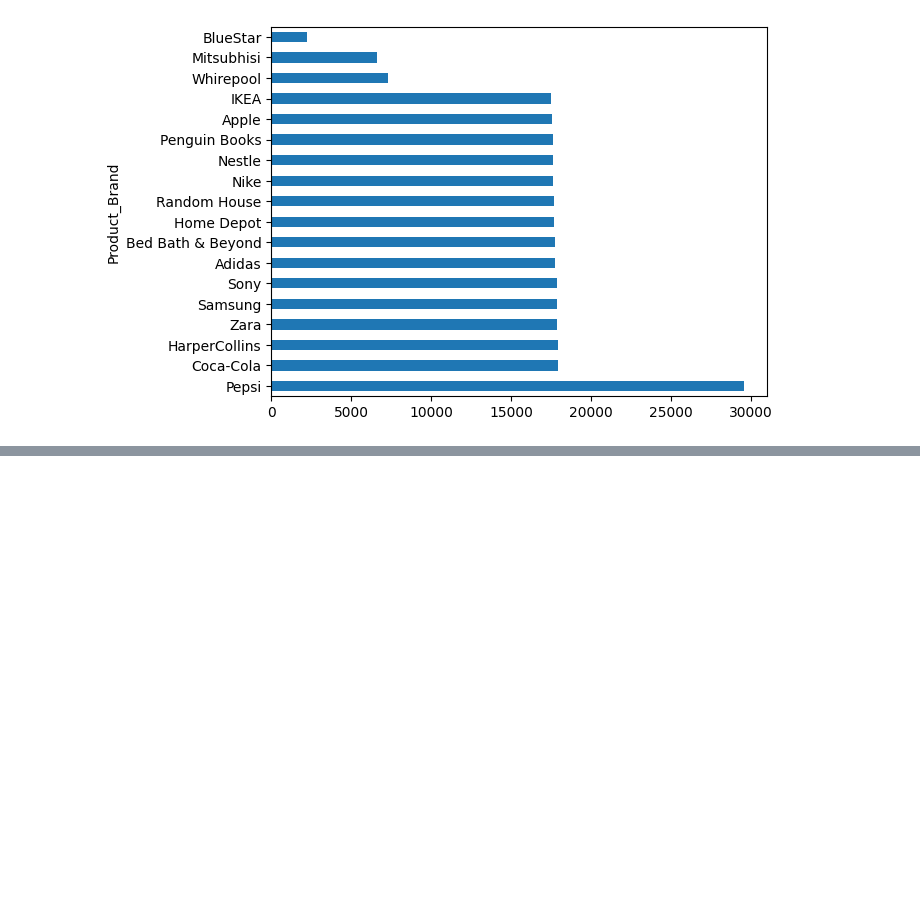
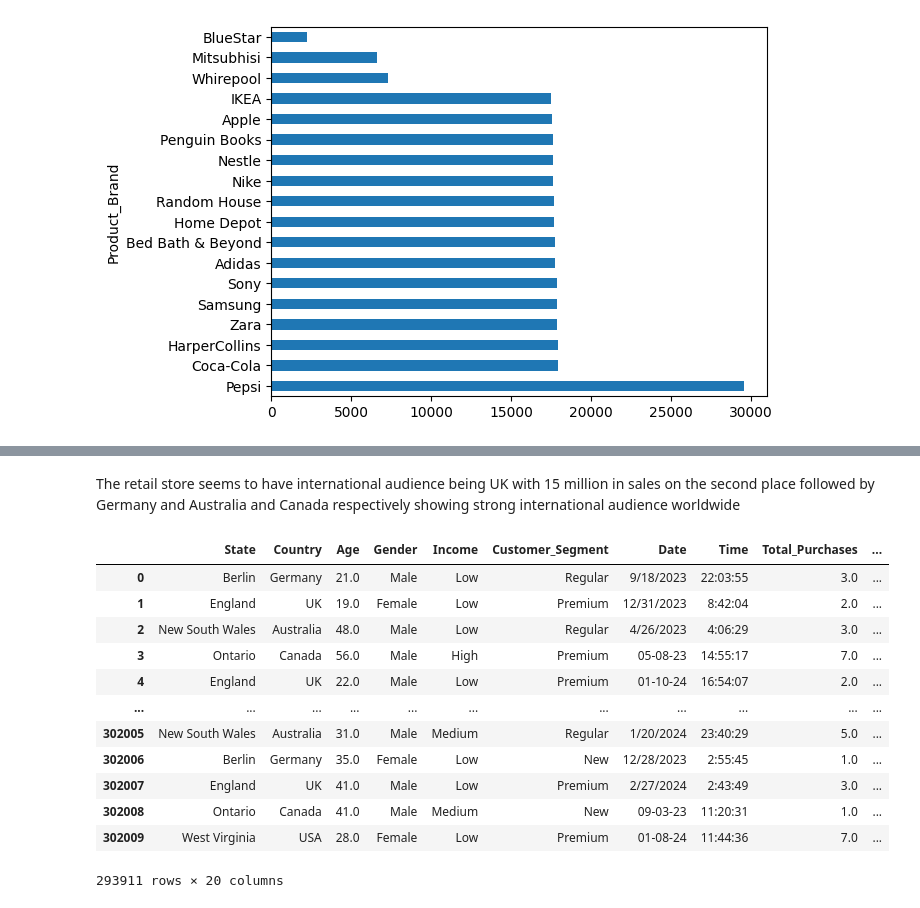
Before and after one commit to BipinNeupane/Spending-pattern-Analysis, a Jupyter notebook: notebook.ipynb, the cells around one changed output, grey strips where cells are left out. Saved outputs shown, nothing was run; the diff lists cells and outputs as text; code cells hidden in the pictures; blank space fills up the shorter version.

```diff
--- a/notebook.ipynb
+++ b/notebook.ipynb
@@ -145,0 +163,18 @@ fig.show()
+# %% [markdown]
+The retail store seems to have international audience being UK with 15 million in sales on the second place followed by Germany and Australia and Canada respectively showing strong international audience worldwide
+# %%
+df
+# %% [output]
+|  | State | Country | Age | Gender | Income | Customer_Segment | Date | Time | Total_Purchases | ... |
+| 0 | Berlin | Germany | 21.0 | Male | Low | Regular | 9/18/2023 | 22:03:55 | 3.0 | ... |
+| 1 | England | UK | 19.0 | Female | Low | Premium | 12/31/2023 | 8:42:04 | 2.0 | ... |
+| 2 | New South Wales | Australia | 48.0 | Male | Low | Regular | 4/26/2023 | 4:06:29 | 3.0 | ... |
+| 3 | Ontario | Canada | 56.0 | Male | High | Premium | 05-08-23 | 14:55:17 | 7.0 | ... |
+| 4 | England | UK | 22.0 | Male | Low | Premium | 01-10-24 | 16:54:07 | 2.0 | ... |
+| ... | ... | ... | ... | ... | ... | ... | ... | ... | ... | ... |
+| 302005 | New South Wales | Australia | 31.0 | Male | Medium | Regular | 1/20/2024 | 23:40:29 | 5.0 | ... |
+| 302006 | Berlin | Germany | 35.0 | Female | Low | New | 12/28/2023 | 2:55:45 | 1.0 | ... |
+| 302007 | England | UK | 41.0 | Male | Low | Premium | 2/27/2024 | 2:43:49 | 3.0 | ... |
+| 302008 | Ontario | Canada | 41.0 | Male | Medium | New | 09-03-23 | 11:20:31 | 1.0 | ... |
+| 302009 | West Virginia | USA | 28.0 | Female | Low | Premium | 01-08-24 | 11:44:36 | 7.0 | ... |
+293911 rows × 20 columns
```
Also changed, not shown: parts of 10 cells of this notebook.
